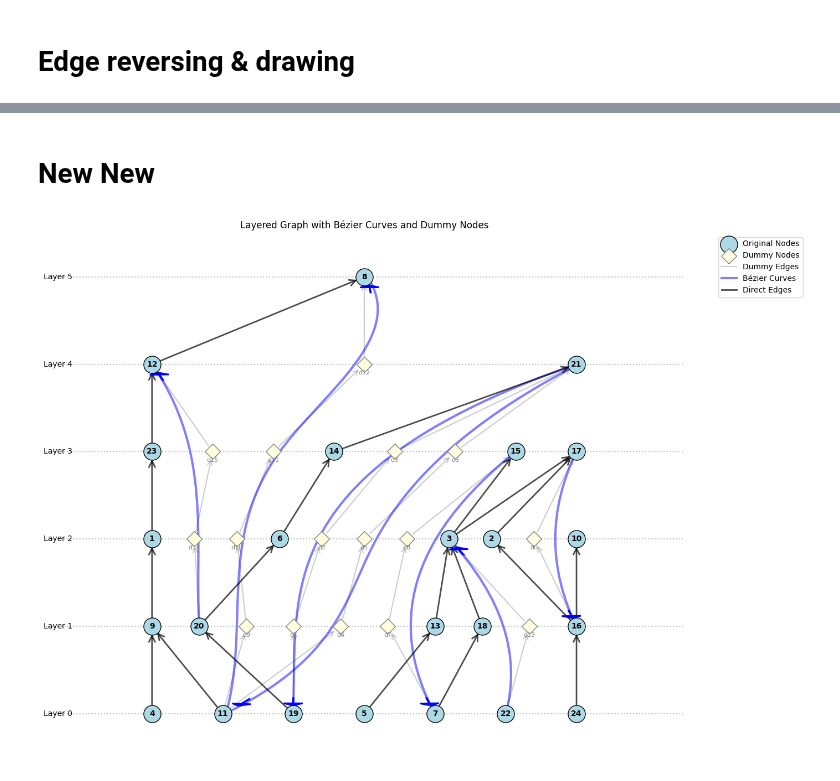
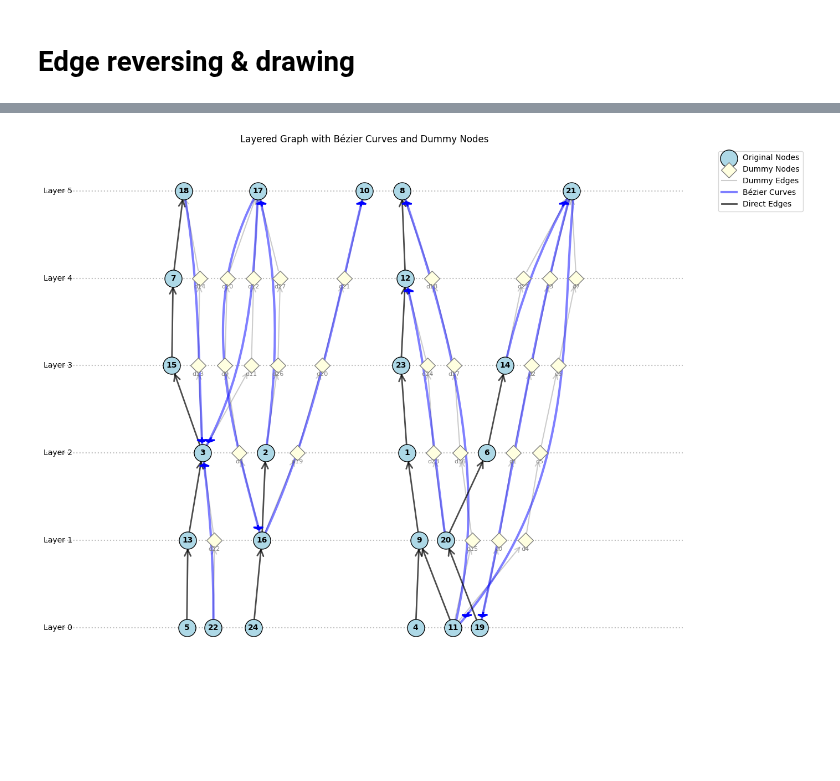
Before and after one commit to Prat2420/Data-Visualization-CurryPasta, a Jupyter notebook: Notebooks/step4_v4.ipynb, the cells around one changed output, grey strips where cells are left out. Cells and saved outputs as stored; diff of their text form; code cells hidden in the pictures; blank space fills up the shorter version.

Commit message:
fixed edge reversing and drawing

```diff
--- a/Notebooks/step4_v4.ipynb
+++ b/Notebooks/step4_v4.ipynb
@@ -1987,5 +1991,5 @@ positions_draw_layered_graph(optimized_layers, modified_edges, dummy_mapping, op
 # %%
-def draw_layered_graph_with_bezier(layers, edges, dummy_mapping, original_edges=None, show_dummies=False):
+def positions_draw_layered_graph_with_bezier(new_positions, layers, edges, dummy_mapping, original_edges=None, show_dummies=False):
     """
     Draw the layered graph showing Bézier curves with optional display of dummy nodes.
 
@@ -2009,13 +2013,18 @@ def draw_layered_graph_with_bezier(layers, edges, dummy_mapping, original_edges=
         # Layer line
         plt.axhline(y=y_position, color='gray', linestyle='dotted', alpha=0.5)
 
-        # Calculate x-positions for nodes in this layer
-        num_nodes = len(layer_nodes)
-        x_positions = np.linspace(0.1, 0.9, num_nodes) if num_nodes > 1 else [0.5]
+        # Place nodes - modified to use new_positions when available
+        for node_idx, node in enumerate(layer_nodes):
+            # Get x-coordinate - either from new_positions or calculate it
+            if new_positions and node in new_positions:
+                # Use provided x-coordinate
+                x = new_positions[node][0]
+            else:
+                # Fall back to calculated positions
+                num_nodes = len(layer_nodes)
+                x_positions = np.linspace(0.1, 0.9, num_nodes) if num_nodes > 1 else [0.5]
+                x = x_positions[node_idx]
 
-        # Place nodes
-        for node_idx, node in enumerate(layer_nodes):
-            x = x_positions[node_idx]
             y = y_position
             node_positions[node] = (x, y)
 
@@ -2236,14 +2245,3 @@ def draw_layered_graph_with_bezier(layers, edges, dummy_mapping, original_edges=
     plt.tight_layout()
 
     return node_positions
-
-
-# Usage example:
-positions = draw_layered_graph_with_bezier(
-    ordered_improved_layers,
-    modified_edges,
-    dummy_mapping,
-    original_edges=edges_9,  # Pass original edges to determine direction
-    show_dummies=True  # Set to True to show dummy nodes
-)
-plt.show()
@@ -2252,2 +2247,0 @@ plt.show()
-# %% [markdown]
-# New New
@@ -2566,13 +2248,13 @@ def draw_layered_graph_with_bezier(layers, edges, dummy_mapping, original_edges=
 # %%
-
 # Usage example:
-positions = draw_layered_graph_with_bezier(
-    ordered_improved_layers,
+positions = positions_draw_layered_graph_with_bezier(
+    optimized_positions,
+    optimized_layers,
     modified_edges,
     dummy_mapping,
-    original_edges=edges_9,  # Pass original edges to determine direction
+    original_edges=edges,  # Pass original edges to determine direction
     show_dummies=True  # Set to True to show dummy nodes
 )
 plt.show()
 # %% [output]
-[figure, old version]
+[figure, new version]
```
Also changed, not shown: parts of 21 cells of this notebook.
